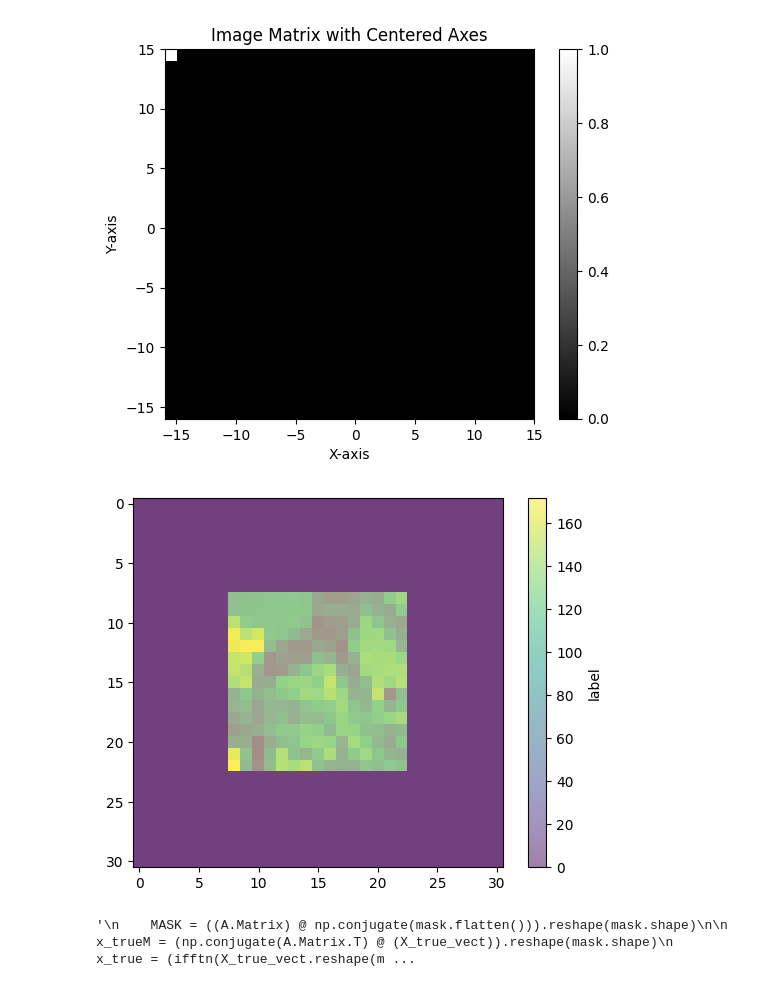
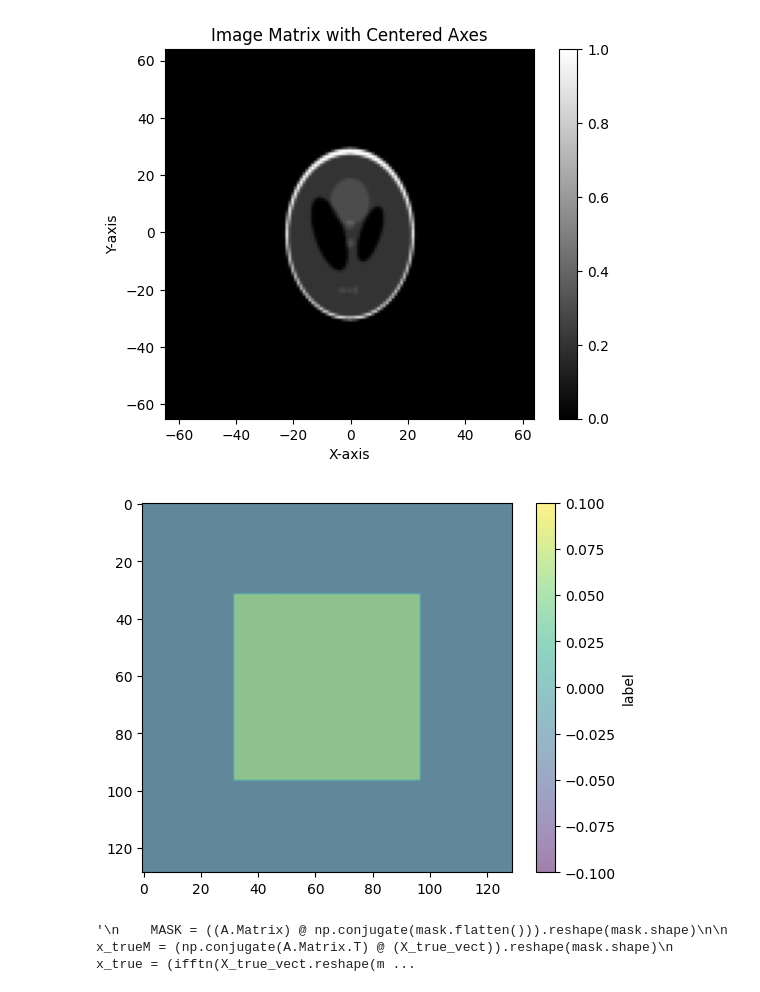
Before and after one commit to JeremieSefo/PhaseRetrievalMirror, a Jupyter notebook: retrieve_phase.ipynb, the cells around one changed output. Saved outputs shown, nothing was run; the diff lists cells and outputs as text; code cells hidden in the pictures.

```diff
--- a/retrieve_phase.ipynb
+++ b/retrieve_phase.ipynb
@@ -9,5 +10,5 @@ from Displays import phase_retrie_plots
 # %%
-half_Nx, half_Ny = 15, 15 #half image shape
+half_Nx, half_Ny = 64, 64 #half image shape
 Nx, Ny = 2 * half_Nx + 1,  2 * half_Ny + 1 #image shape
 rx, ry = 1, 1 #for oversampling
 n = Nx * Ny #image size
@@ -62,25 +63,25 @@ plt.title('Image Matrix with Centered Axes')
 
 plt.show()
 # %% [output]
-[figure, old version]
+[figure, new version]
 # %%
 # Create a figure and axis
 fig, ax = plt.subplots()
 
 # Display the first image
 ax.imshow(mask.real, alpha=0.5)
 
 # Overlay the second image
-im = true_images[3].real
-img = ax.imshow((im), alpha=0.5) # np.fft.ifftshift
+im = true_images[4].imag
+img = ax.imshow((im), alpha=.5) # np.fft.ifftshift
 plt.colorbar(img, ax=ax, label='label')
 # Remove axis
 #ax.axis('off')
 #plt.colorbar(im, ax = ax)
 # Show the result
 plt.show()
 # %% [output]
-[figure, old version]
+[figure, new version]
 # %%
 # x_true = true_images[0]
 # x_true_vect = x_true.reshape(Nx * Ny, )
```
Also changed, not shown: parts of 5 cells of this notebook, 6 other files.
